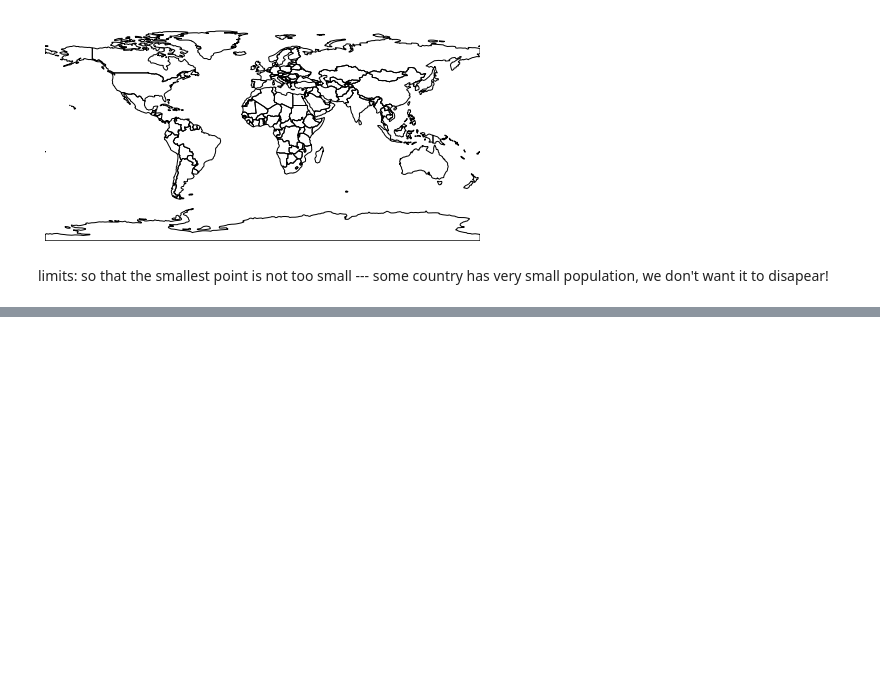
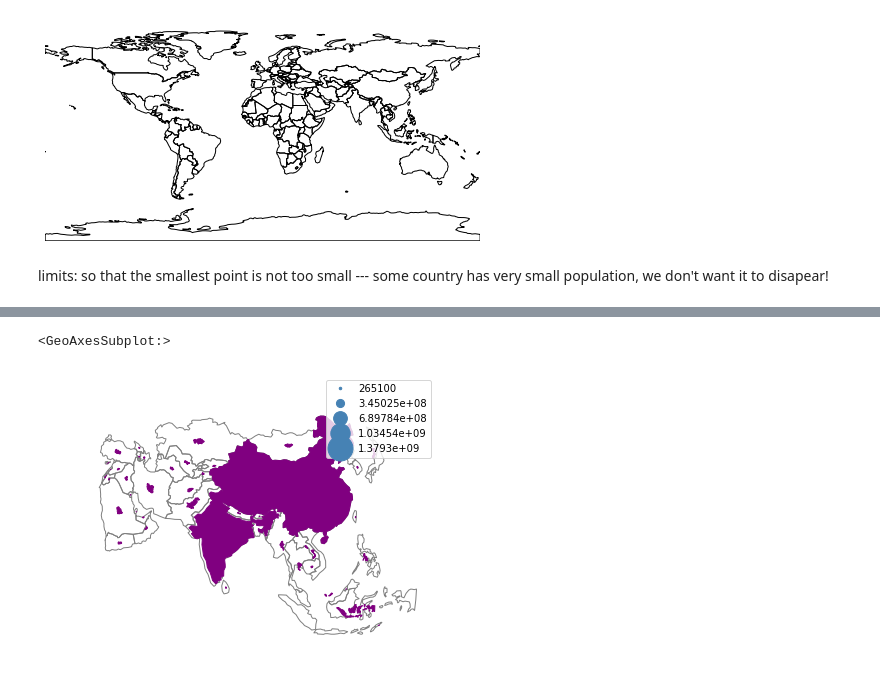
Before and after one commit to cuddle-cuddle/geotut, a Jupyter notebook: tut 0 It is not hard.ipynb, the cells around one changed output, grey strips where cells are left out. Drawn from its saved outputs; the diff is of its cells as text; code cells hidden in the pictures; blank space fills up the shorter version.

```diff
--- a/tut 0 It is not hard.ipynb
+++ b/tut 0 It is not hard.ipynb
@@ -31,0 +38,12 @@ geoplot.polyplot(africa, edgecolor='gray', ax=ax)
+# %%
+africa = world.query('continent == "Asia"')
+ax = geoplot.cartogram(
+    africa, scale='pop_est', limits=(0.1, 1),
+    edgecolor='None', figsize=(7, 8), legend=True,
+    color='purple',
+    projection=geoplot.crs.Orthographic()
+)
+geoplot.polyplot(africa, edgecolor='grey', ax=ax)
+# %% [output]
+<GeoAxesSubplot:>
+[figure, added]
```
Also changed, not shown: parts of 3 cells of this notebook.
